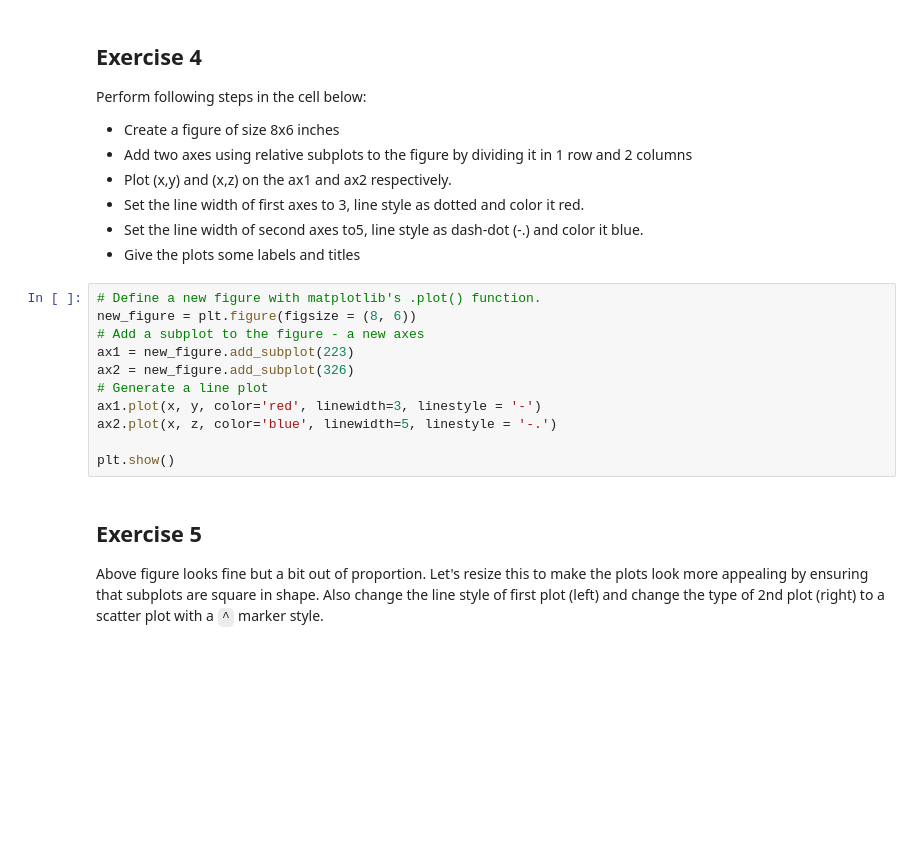
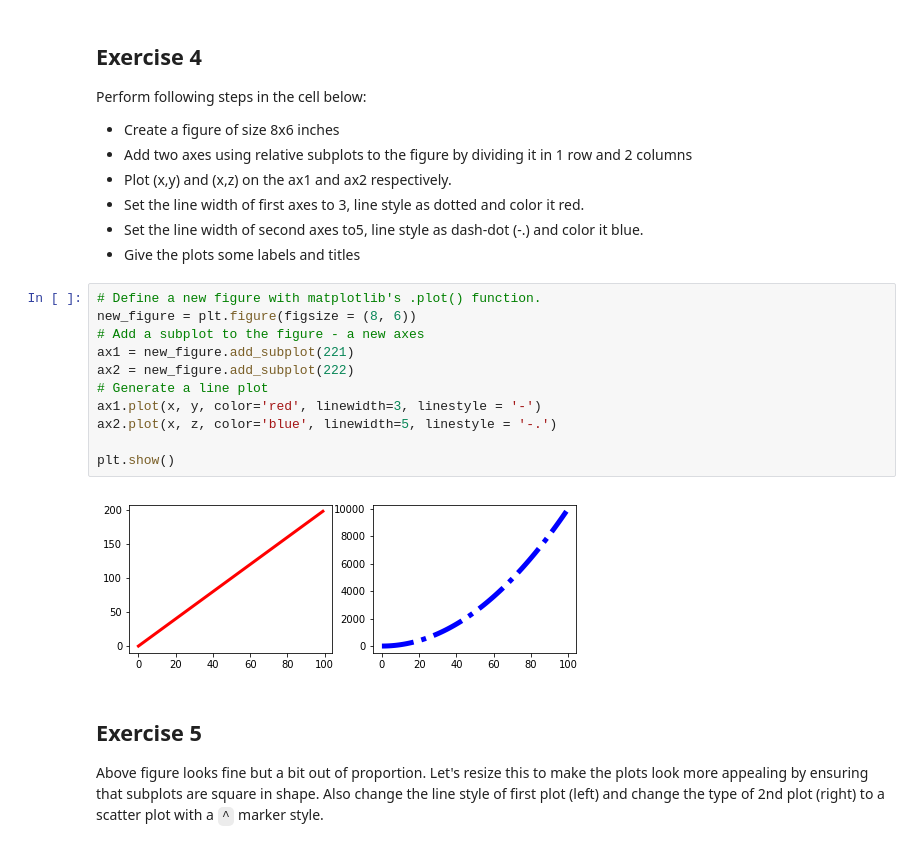
Before and after one commit to jdmitchell0216/ds-matplotlib-intro-lab-nyc-ds-career-012819, a Jupyter notebook: index.ipynb, the cells around one changed output. Cells and saved outputs as stored; diff of their text form; blank space fills up the shorter version.

```diff
--- a/index.ipynb
+++ b/index.ipynb
@@ -143,14 +143,16 @@ Perform following steps in the cell below:
 # %%
 # Define a new figure with matplotlib's .plot() function.
 new_figure = plt.figure(figsize = (8, 6))
 # Add a subplot to the figure - a new axes
-ax1 = new_figure.add_subplot(223)
-ax2 = new_figure.add_subplot(326)
+ax1 = new_figure.add_subplot(221)
+ax2 = new_figure.add_subplot(222)
 # Generate a line plot
 ax1.plot(x, y, color='red', linewidth=3, linestyle = '-')
 ax2.plot(x, z, color='blue', linewidth=5, linestyle = '-.')
 
 plt.show()
+# %% [output]
+[figure, added]
 # %% [markdown]
 ## Exercise 5
 
```
